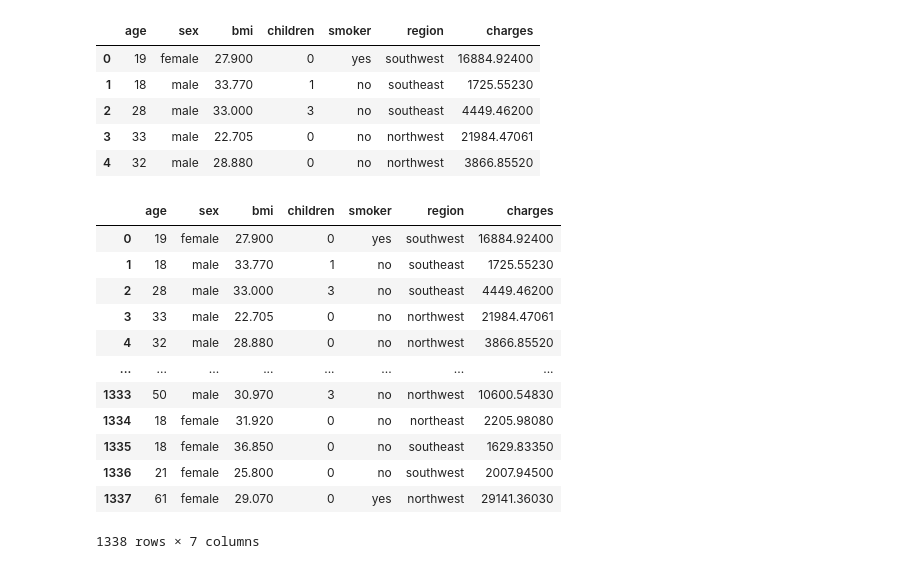
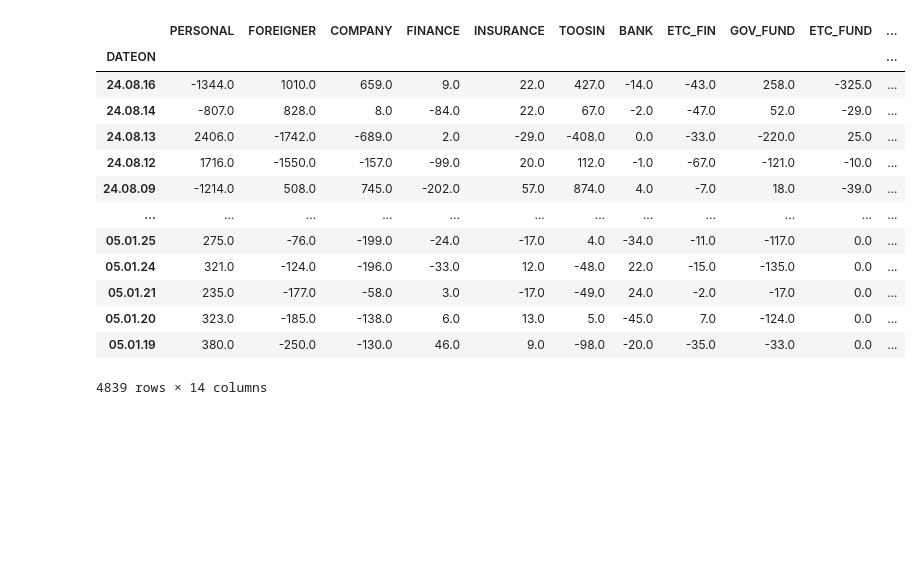
Before and after one commit to gonni/myFirstPyCrawl, a Jupyter notebook: ml/StockPredict2.ipynb, the cells around one changed output. Drawn from its saved outputs; the diff is of its cells as text; code cells hidden in the pictures; blank space fills up the shorter version.

```diff
--- a/ml/StockPredict2.ipynb
+++ b/ml/StockPredict2.ipynb
@@ -32,7 +32,19 @@ def exec_query(sql) -> pd.DataFrame :
 def end_price(sql = "select * from CRWAL_INVESTOR_STOCK_TYPE") :
     return exec_query(sql)
 
+def get_daily_kosdaq() :
+    sql = 'select * from CRAWL_MARKET_DAILY_DATA'
+    return exec_query(sql)
+
+def get_daily_investors_volume() :
+    sql = "select DATEON, PERSONAL, FOREIGNER, COMPANY, FINANCE, INSURANCE, TOOSIN, BANK, ETC_FIN, GOV_FUND, ETC_FUND from CRAWL_INVESTOR_DAILY_VOLUME where TYPE_CODE='02'"
+    return exec_query(sql)
+
 # get_investors_volume()
 
-end_price()
+#end_price()
+get_daily_kosdaq()
+
+# from pycaret.datasets import get_data
+# get_data('insurance')
 # %% [output]
@@ -52,23 +64,35 @@ end_price()
 # %%
-from pycaret.datasets import get_data
-get_data('insurance')
+investors_volume = get_daily_investors_volume()
+# investors_volume = investors_volume.sort_value(by=['DATEON'], axis=0, ascending=True)
+# investors_volume.reset_index()
+investors_volume = investors_volume.set_index('DATEON')
+investors_volume.sort_index(ascending=False, inplace=True)
+
+daily_kosdaq = get_daily_kosdaq()
+daily_kosdaq['DATEON'] = daily_kosdaq['DATEON'].str[2:]
+daily_kosdaq.set_index('DATEON').drop(labels = ['TYPE_CODE'], axis=1)
+
+import pandas as pd
+
+merged = pd.merge(left=investors_volume, right=daily_kosdaq, how='inner', on='DATEON')
+
+merged.set_index('DATEON')
+merged.sort_index(ascending=True, inplace=True)
+merged = merged.set_index('DATEON')
+merged = merged.drop(labels = ['TYPE_CODE'], axis=1)
+merged
 # %% [output]
-|  | age | sex | bmi | children | smoker | region | charges |
-| 0 | 19 | female | 27.900 | 0 | yes | southwest | 16884.92400 |
-| 1 | 18 | male | 33.770 | 1 | no | southeast | 1725.55230 |
-| 2 | 28 | male | 33.000 | 3 | no | southeast | 4449.46200 |
-| 3 | 33 | male | 22.705 | 0 | no | northwest | 21984.47061 |
-| 4 | 32 | male | 28.880 | 0 | no | northwest | 3866.85520 |
+|  | PERSONAL | FOREIGNER | COMPANY | FINANCE | INSURANCE | TOOSIN | BANK | ETC_FIN | GOV_FUND | ETC_FUND | ... |
+| DATEON |  |  |  |  |  |  |  |  |  |  | ... |
+| 24.08.16 | -1344.0 | 1010.0 | 659.0 | 9.0 | 22.0 | 427.0 | -14.0 | -43.0 | 258.0 | -325.0 | ... |
+| 24.08.14 | -807.0 | 828.0 | 8.0 | -84.0 | 22.0 | 67.0 | -2.0 | -47.0 | 52.0 | -29.0 | ... |
+| 24.08.13 | 2406.0 | -1742.0 | -689.0 | 2.0 | -29.0 | -408.0 | 0.0 | -33.0 | -220.0 | 25.0 | ... |
+| 24.08.12 | 1716.0 | -1550.0 | -157.0 | -99.0 | 20.0 | 112.0 | -1.0 | -67.0 | -121.0 | -10.0 | ... |
+| 24.08.09 | -1214.0 | 508.0 | 745.0 | -202.0 | 57.0 | 874.0 | 4.0 | -7.0 | 18.0 | -39.0 | ... |
+| ... | ... | ... | ... | ... | ... | ... | ... | ... | ... | ... | ... |
+| 05.01.25 | 275.0 | -76.0 | -199.0 | -24.0 | -17.0 | 4.0 | -34.0 | -11.0 | -117.0 | 0.0 | ... |
+| 05.01.24 | 321.0 | -124.0 | -196.0 | -33.0 | 12.0 | -48.0 | 22.0 | -15.0 | -135.0 | 0.0 | ... |
+| 05.01.21 | 235.0 | -177.0 | -58.0 | 3.0 | -17.0 | -49.0 | 24.0 | -2.0 | -17.0 | 0.0 | ... |
+| 05.01.20 | 323.0 | -185.0 | -138.0 | 6.0 | 13.0 | 5.0 | -45.0 | 7.0 | -124.0 | 0.0 | ... |
+| 05.01.19 | 380.0 | -250.0 | -130.0 | 46.0 | 9.0 | -98.0 | -20.0 | -35.0 | -33.0 | 0.0 | ... |
-|  | age | sex | bmi | children | smoker | region | charges |
-| 0 | 19 | female | 27.900 | 0 | yes | southwest | 16884.92400 |
-| 1 | 18 | male | 33.770 | 1 | no | southeast | 1725.55230 |
-| 2 | 28 | male | 33.000 | 3 | no | southeast | 4449.46200 |
-| 3 | 33 | male | 22.705 | 0 | no | northwest | 21984.47061 |
-| 4 | 32 | male | 28.880 | 0 | no | northwest | 3866.85520 |
-| ... | ... | ... | ... | ... | ... | ... | ... |
-| 1333 | 50 | male | 30.970 | 3 | no | northwest | 10600.54830 |
-| 1334 | 18 | female | 31.920 | 0 | no | northeast | 2205.98080 |
-| 1335 | 18 | female | 36.850 | 0 | no | southeast | 1629.83350 |
-| 1336 | 21 | female | 25.800 | 0 | no | southwest | 2007.94500 |
-| 1337 | 61 | female | 29.070 | 0 | yes | northwest | 29141.36030 |
-1338 rows × 7 columns
+4839 rows × 14 columns
```
Also changed, not shown: parts of 5 cells of this notebook, 2 other files.
